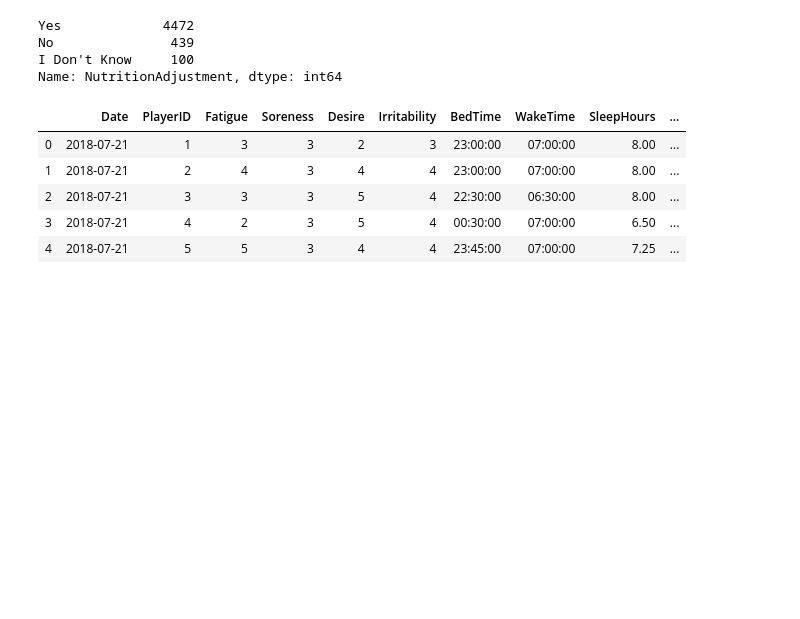
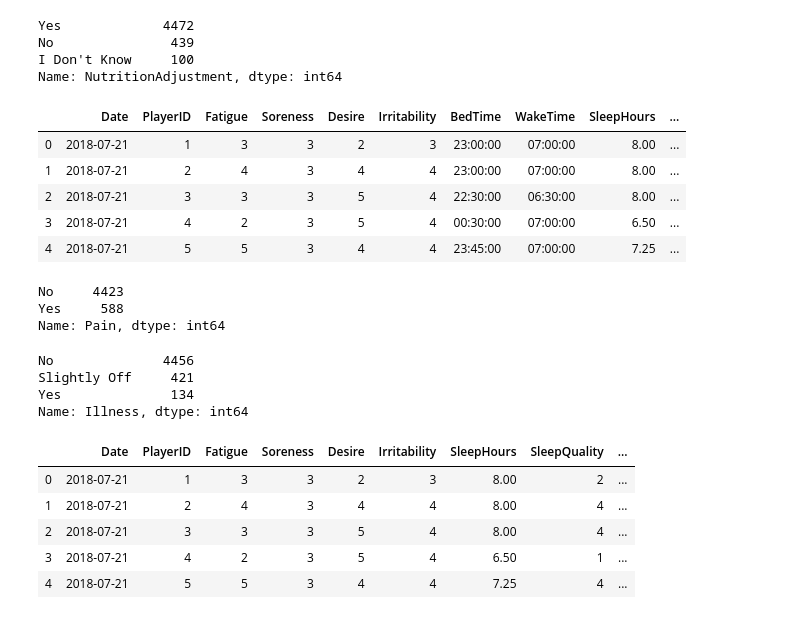
Before and after one commit to Sangha05/sta2453_project1, a Jupyter notebook: WellnessMeasure.ipynb, the cells around one changed output. Cells and saved outputs as stored; diff of their text form; code cells hidden in the pictures; blank space fills up the shorter version.

```diff
--- a/WellnessMeasure.ipynb
+++ b/WellnessMeasure.ipynb
@@ -109,0 +117,29 @@ dfWell.head()
+# %%
+dfWell.Pain.value_counts()
+# %% [output]
+No     4423
+Yes     588
+Name: Pain, dtype: int64
+# %%
+dfWell.Illness.value_counts()
+# %% [output]
+No              4456
+Slightly Off     421
+Yes              134
+Name: Illness, dtype: int64
+# %%
+# Convert into numerical values
+dfWell.Pain = np.where(dfWell.Pain == 'No', 0, 1)
+dfWell.Menstruation = np.where(dfWell.Menstruation == 'No', 0, 1)
+dfWell.Nutrition = np.where(dfWell.Nutrition == 'Poor', 0, np.where(dfWell.Nutrition == 'Okay', 1, 2))
+dfWell.Illness = np.where(dfWell.Illness == 'Yes', 0, np.where(dfWell.Illness == 'Slightly Off', 1, 2))
+dfWell.NutritionAdjustment = np.where(dfWell.NutritionAdjustment == 'No', 0, \
+                                      np.where(dfWell.NutritionAdjustment == 'I Don\'t Know', 1, 2))
+dfWell.head()
+# %% [output]
+|  | Date | PlayerID | Fatigue | Soreness | Desire | Irritability | SleepHours | SleepQuality | ... |
+| 0 | 2018-07-21 | 1 | 3 | 3 | 2 | 3 | 8.00 | 2 | ... |
+| 1 | 2018-07-21 | 2 | 4 | 3 | 4 | 4 | 8.00 | 4 | ... |
+| 2 | 2018-07-21 | 3 | 3 | 3 | 5 | 4 | 8.00 | 4 | ... |
+| 3 | 2018-07-21 | 4 | 2 | 3 | 5 | 4 | 6.50 | 1 | ... |
+| 4 | 2018-07-21 | 5 | 5 | 3 | 4 | 4 | 7.25 | 4 | ... |
```
Also changed, not shown: parts of 9 cells of this notebook.
